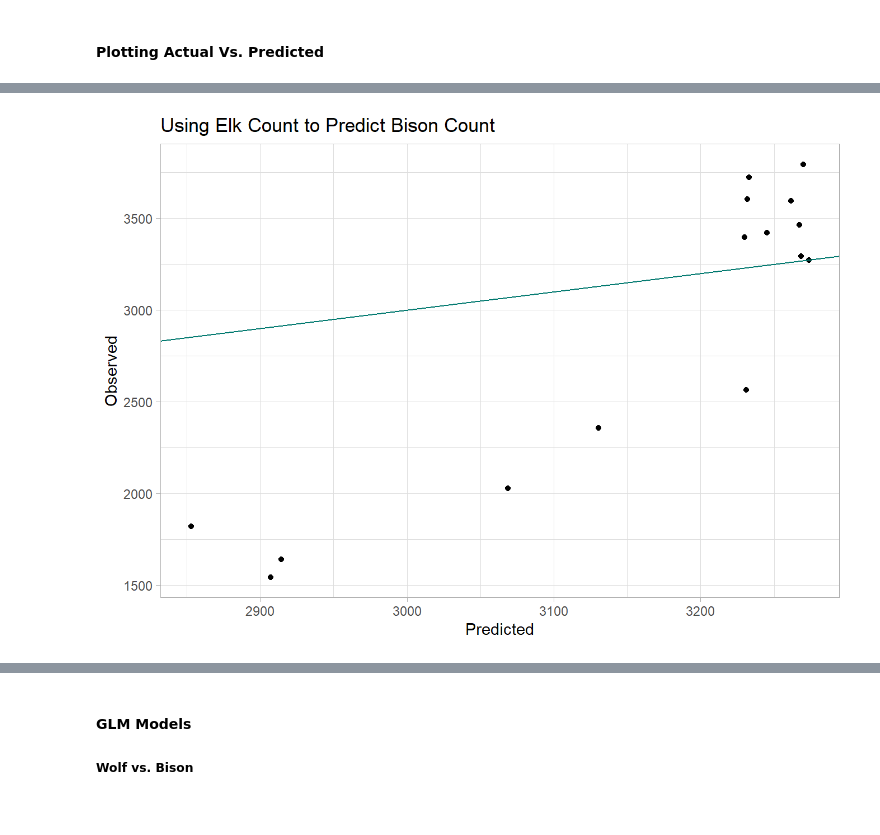
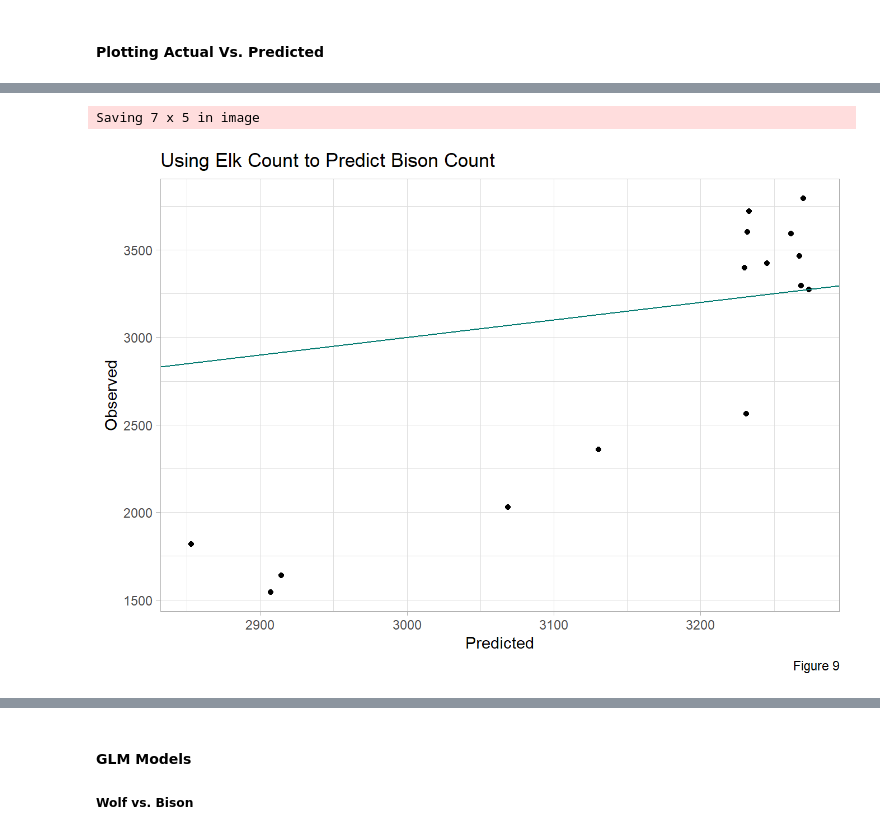
Before and after one commit to sammytetrault/ESS330-Yellowstone-Project, a Jupyter notebook: docs/index.embed.ipynb, the cells around one changed output, grey strips where cells are left out. Saved outputs shown, nothing was run; the diff lists cells and outputs as text; code cells hidden in the pictures.

```diff
--- a/docs/index.embed.ipynb
+++ b/docs/index.embed.ipynb
@@ -228,16 +237,18 @@ print(lm_wolf_elk)
 # %%
 library(ggplot2)
 
 lm_elk_bison <- ggplot(elk_predict_bison, aes(x = .value, y = bison_count)) +
   geom_point() +
   geom_abline(slope = 1, intercept = 0, color = "#01796F")+
   labs(x = "Predicted", y = "Observed",
-       title = "Using Elk Count to Predict Bison Count")+
+       title = "Using Elk Count to Predict Bison Count",
+       caption = "Figure 9")+
   theme_light()
 
-print(lm_elk_bison)
+ggsave("lm_elk_bison.png")
 # %% [output]
+Saving 7 x 5 in image
-[figure, old version]
+[figure, new version]
 # %%
 library(ggplot2)
 
```
Also changed, not shown: parts of 33 cells of this notebook, 38 other files.
